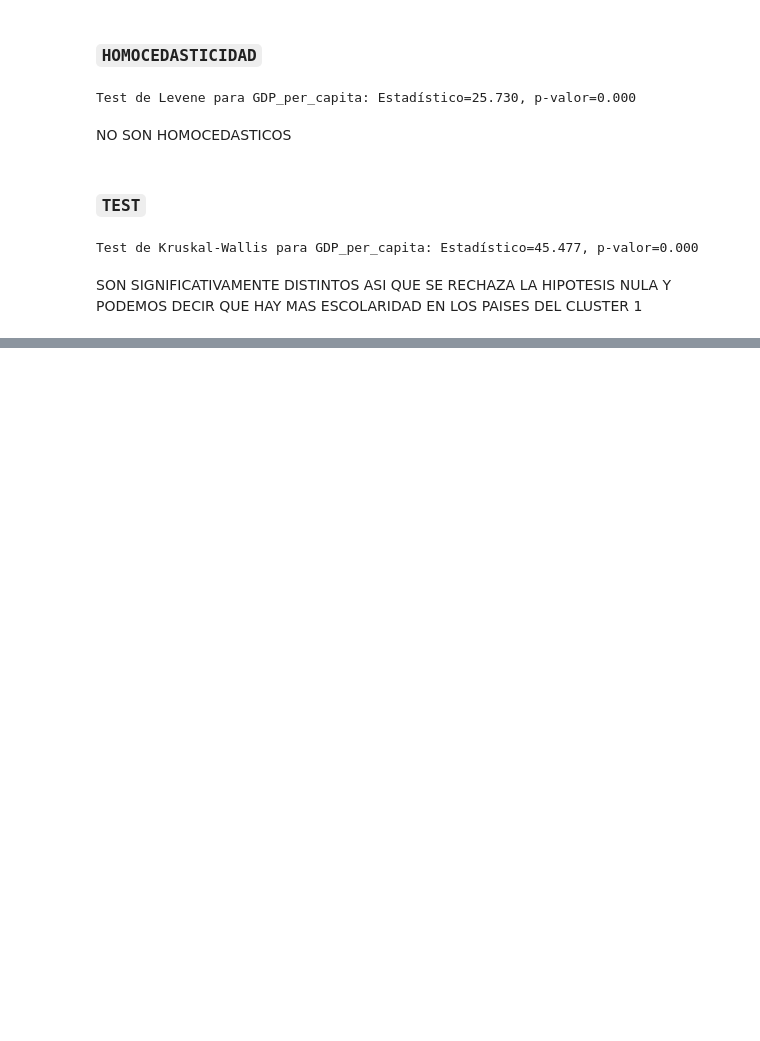
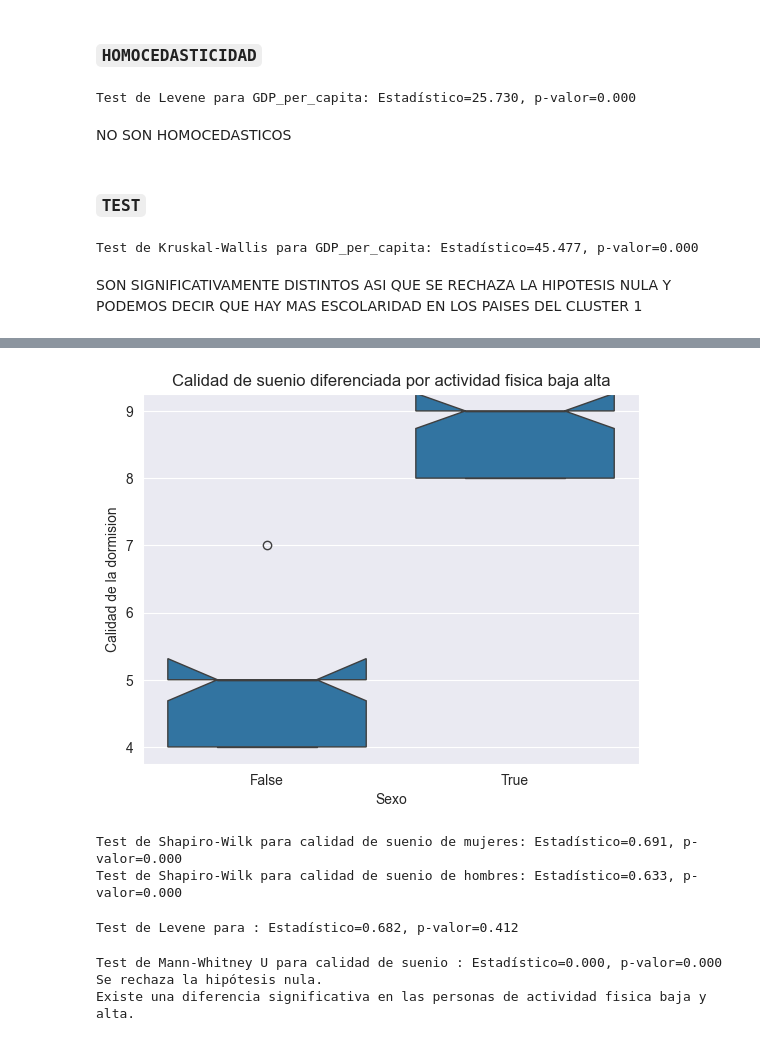
Before and after one commit to AgusDropOut/TPTestHipotesis, a Jupyter notebook: TestHipotesis.ipynb, the cells around one changed output, grey strips where cells are left out. Drawn from its saved outputs; the diff is of its cells as text; code cells hidden in the pictures; blank space fills up the shorter version.

```diff
--- a/TestHipotesis.ipynb
+++ b/TestHipotesis.ipynb
@@ -482,0 +637,5 @@ SON SIGNIFICATIVAMENTE DISTINTOS ASI QUE SE RECHAZA LA HIPOTESIS NULA Y PODEMOS
+# %%
+copy_dataset = raw_dataset.copy()
+# %%
+copy_dataset = copy_dataset[copy_dataset['Physical Activity Level_medium'] != True]
+copy_dataset = copy_dataset.drop('Physical Activity Level_medium',axis=1)
@@ -482,0 +658,52 @@ SON SIGNIFICATIVAMENTE DISTINTOS ASI QUE SE RECHAZA LA HIPOTESIS NULA Y PODEMOS
+# %%
+import seaborn as sns
+import matplotlib.pyplot as plt
+
+
+sns.boxplot(x='Physical Activity Level_high', y='Sleep Quality', data=copy_dataset, notch=True)
+plt.title("Calidad de suenio diferenciada por actividad fisica baja alta")
+plt.xlabel("Sexo")
+plt.xticks(ticks=[0,1])
+plt.ylabel("Calidad de la dormision")
+plt.show()
+# %% [output]
+[figure, added]
+# %%
+from scipy.stats import shapiro
+
+
+baja = copy_dataset[copy_dataset['Physical Activity Level_high'] == False]['Sleep Quality']
+alta = copy_dataset[copy_dataset['Physical Activity Level_high'] == True]['Sleep Quality']
+
+
+stat, p = shapiro(baja)
+print(f"Test de Shapiro-Wilk para calidad de suenio de mujeres: Estadístico={stat:.3f}, p-valor={p:.3f}")
+
+
+stat, p = shapiro(alta)
+print(f"Test de Shapiro-Wilk para calidad de suenio de hombres: Estadístico={stat:.3f}, p-valor={p:.3f}")
+# %% [output]
+Test de Shapiro-Wilk para calidad de suenio de mujeres: Estadístico=0.691, p-valor=0.000
+Test de Shapiro-Wilk para calidad de suenio de hombres: Estadístico=0.633, p-valor=0.000
+# %%
+stat, p = stats.levene(baja, alta)
+print(f"Test de Levene para : Estadístico={stat:.3f}, p-valor={p:.3f}")
+# %% [output]
+Test de Levene para : Estadístico=0.682, p-valor=0.412
+# %%
+
+stat, p = stats.mannwhitneyu(baja, alta)
+print(f"Test de Mann-Whitney U para calidad de suenio : Estadístico={stat:.3f}, p-valor={p:.3f}")
+
+# Interpretación de los resultados
+alpha = 0.05  # Nivel de significancia
+if p > alpha:
+    print("No hay suficiente evidencia para rechazar la hipótesis nula.")
+    print("No hay una diferencia significativa en las personas de actividad fisica baja y alta.")
+else:
+    print("Se rechaza la hipótesis nula.")
+    print("Existe una diferencia significativa en las personas de actividad fisica baja y alta.")
+# %% [output]
+Test de Mann-Whitney U para calidad de suenio : Estadístico=0.000, p-valor=0.000
+Se rechaza la hipótesis nula.
+Existe una diferencia significativa en las personas de actividad fisica baja y alta.
```
Also changed, not shown: parts of 36 cells of this notebook, 1 other file.
